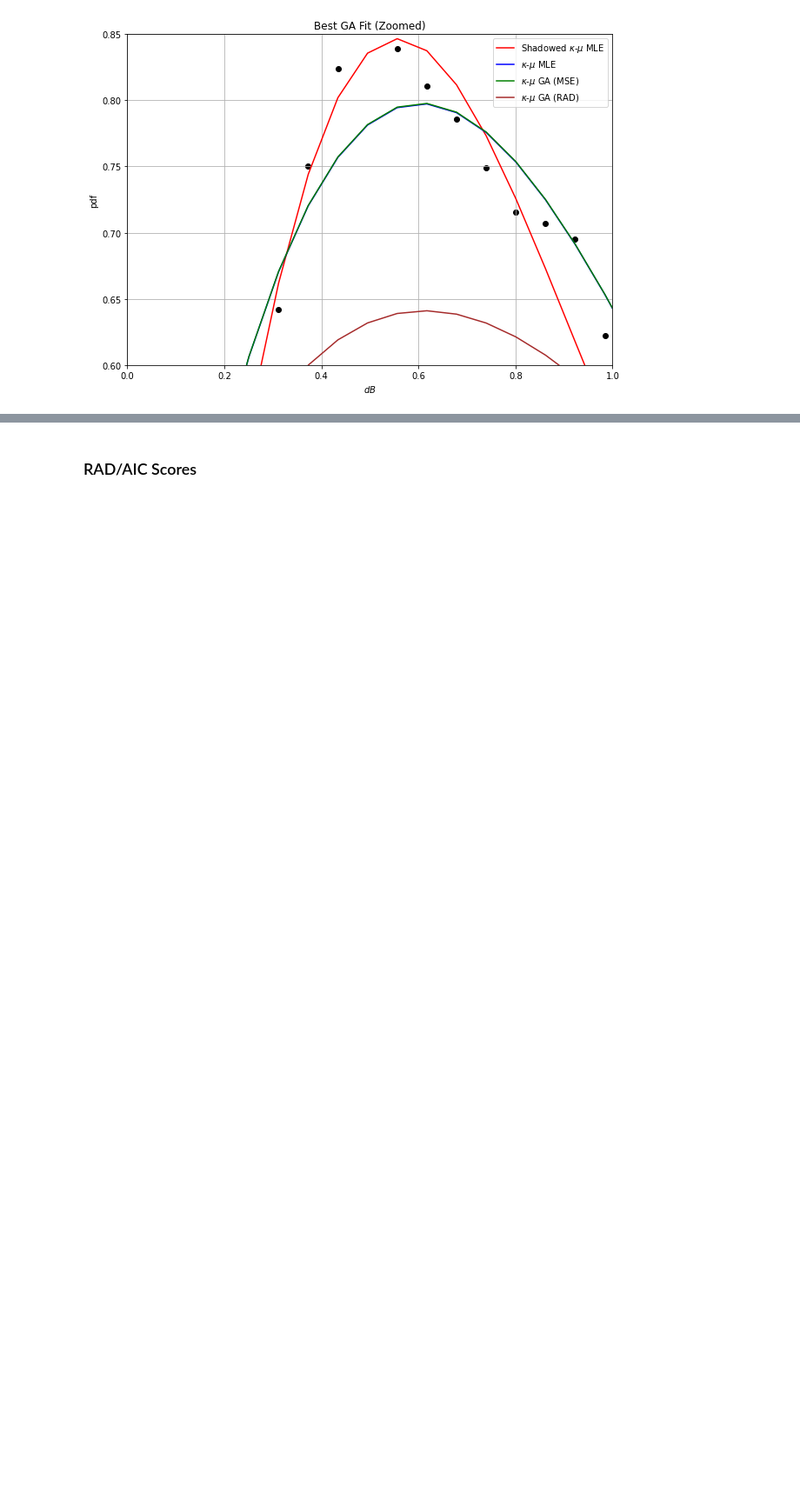
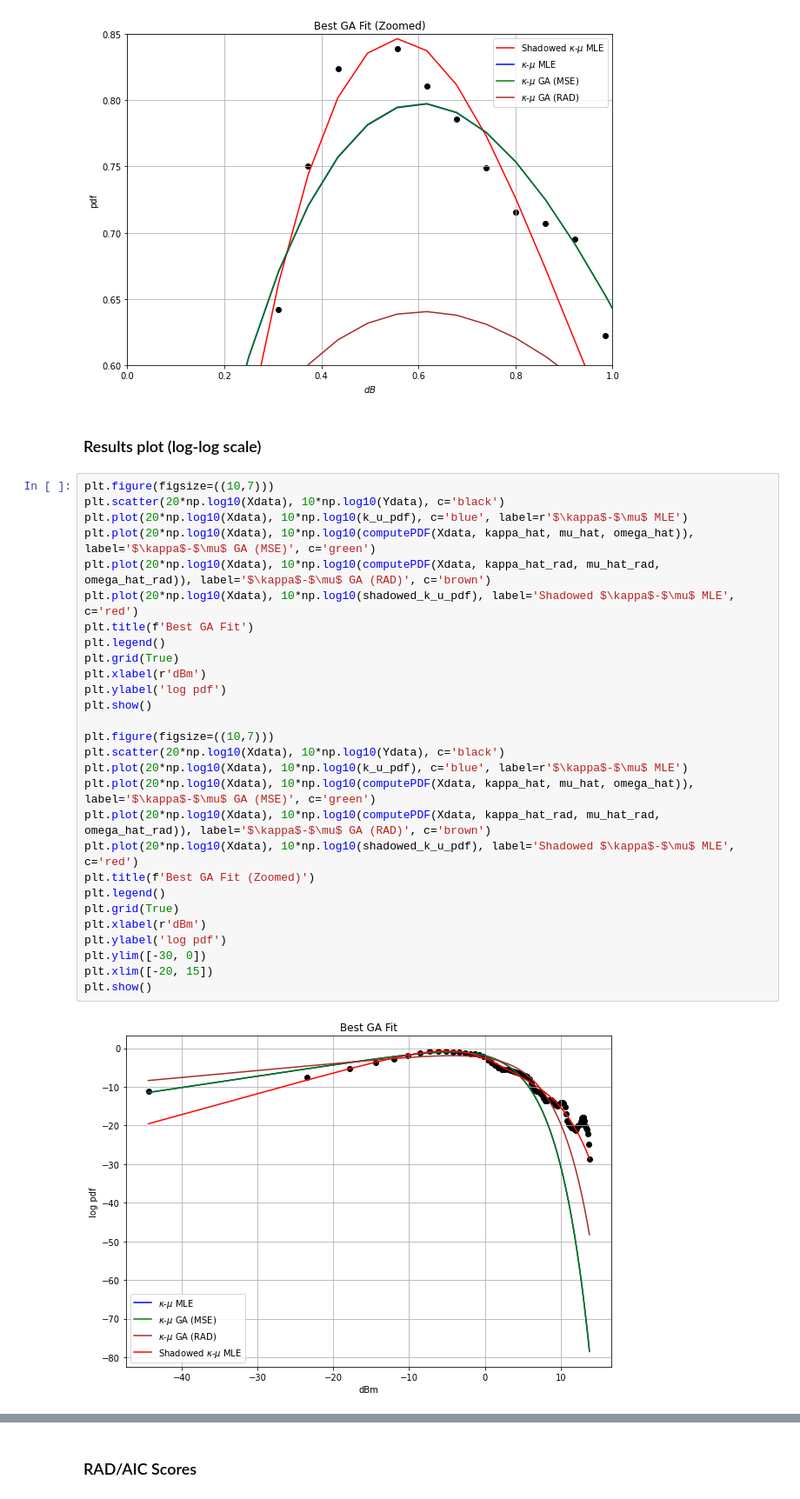
Before and after one commit to SamuelBFG/ga-fading, a Jupyter notebook: ShadowedKappaMu_fit.ipynb, the cells around one changed output, grey strips where cells are left out. Shown at 87% size. Drawn from its saved outputs; the diff is of its cells as text; blank space fills up the shorter version.

Commit message:
included log-log plots in shadowed version

```diff
--- a/ShadowedKappaMu_fit.ipynb
+++ b/ShadowedKappaMu_fit.ipynb
@@ -443,3 +443,35 @@ plt.show()
 # %% [output]
 [figure]
 [figure]
+# %% [markdown]
+### Results plot (log-log scale)
+# %%
+plt.figure(figsize=((10,7)))
+plt.scatter(20*np.log10(Xdata), 10*np.log10(Ydata), c='black')
+plt.plot(20*np.log10(Xdata), 10*np.log10(k_u_pdf), c='blue', label=r'$\kappa$-$\mu$ MLE')
+plt.plot(20*np.log10(Xdata), 10*np.log10(computePDF(Xdata, kappa_hat, mu_hat, omega_hat)), label='$\kappa$-$\mu$ GA (MSE)', c='green')
+plt.plot(20*np.log10(Xdata), 10*np.log10(computePDF(Xdata, kappa_hat_rad, mu_hat_rad, omega_hat_rad)), label='$\kappa$-$\mu$ GA (RAD)', c='brown')
+plt.plot(20*np.log10(Xdata), 10*np.log10(shadowed_k_u_pdf), label='Shadowed $\kappa$-$\mu$ MLE', c='red')
+plt.title(f'Best GA Fit')
+plt.legend()
+plt.grid(True)
+plt.xlabel(r'dBm')
+plt.ylabel('log pdf')
+plt.show()
+
+plt.figure(figsize=((10,7)))
+plt.scatter(20*np.log10(Xdata), 10*np.log10(Ydata), c='black')
+plt.plot(20*np.log10(Xdata), 10*np.log10(k_u_pdf), c='blue', label=r'$\kappa$-$\mu$ MLE')
+plt.plot(20*np.log10(Xdata), 10*np.log10(computePDF(Xdata, kappa_hat, mu_hat, omega_hat)), label='$\kappa$-$\mu$ GA (MSE)', c='green')
+plt.plot(20*np.log10(Xdata), 10*np.log10(computePDF(Xdata, kappa_hat_rad, mu_hat_rad, omega_hat_rad)), label='$\kappa$-$\mu$ GA (RAD)', c='brown')
+plt.plot(20*np.log10(Xdata), 10*np.log10(shadowed_k_u_pdf), label='Shadowed $\kappa$-$\mu$ MLE', c='red')
+plt.title(f'Best GA Fit (Zoomed)')
+plt.legend()
+plt.grid(True)
+plt.xlabel(r'dBm')
+plt.ylabel('log pdf')
+plt.ylim([-30, 0])
+plt.xlim([-20, 15])
+plt.show()
+# %% [output]
+[figure, added]
```
Also changed, not shown: parts of 16 cells of this notebook.
